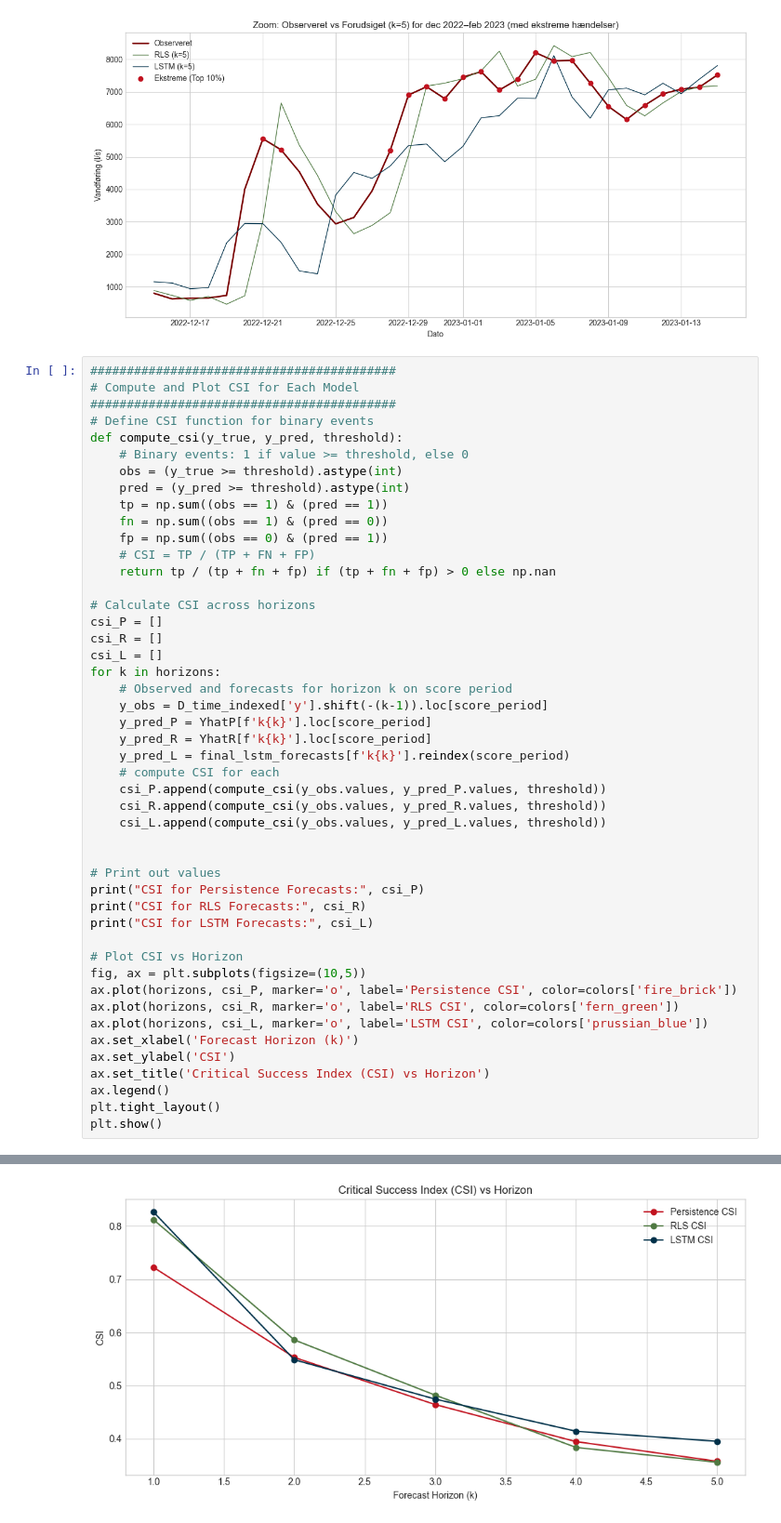
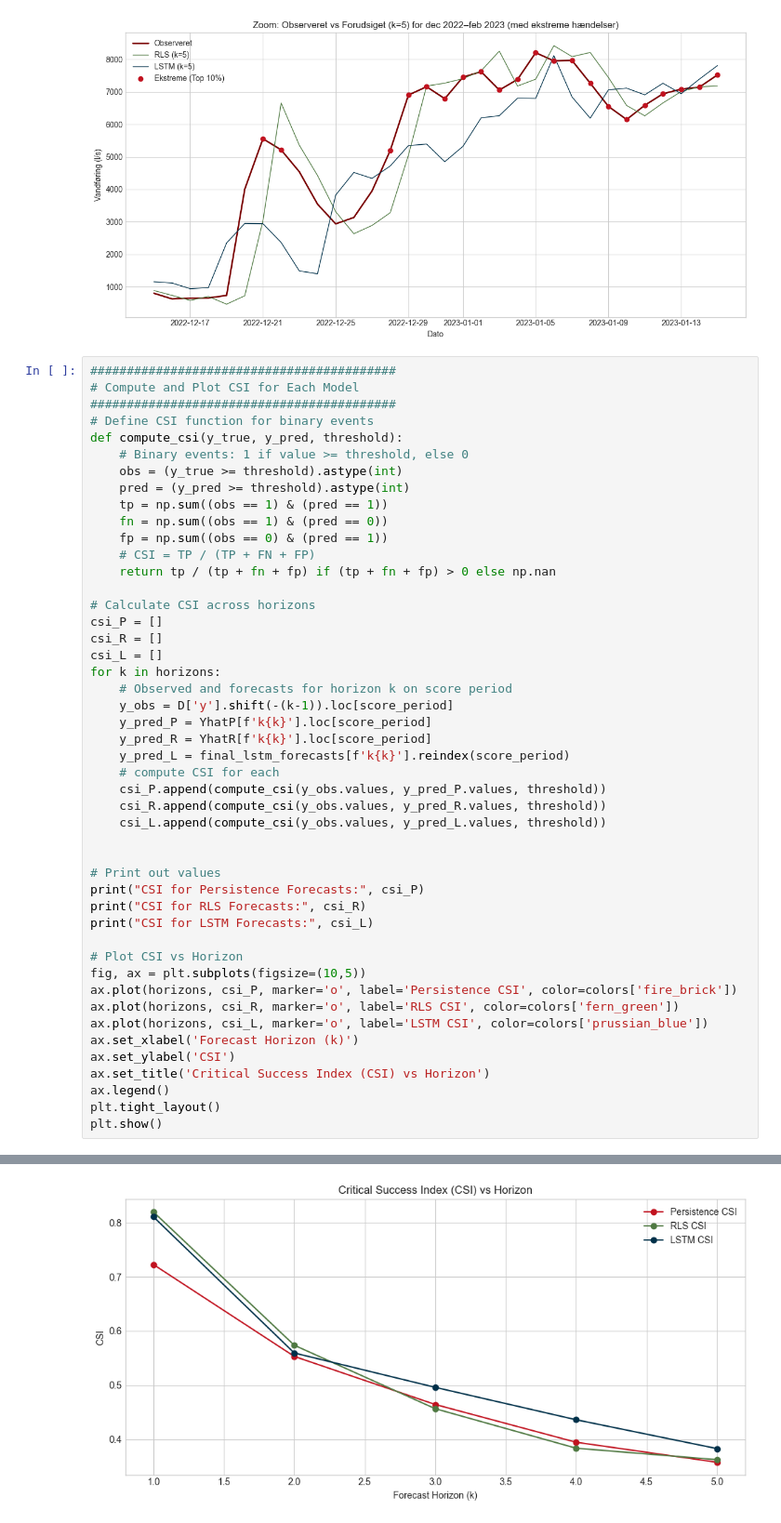
Before and after one commit to nicolaigarder/Forecasting-water-inflow, a Jupyter notebook: Results.ipynb, the cells around one changed output, grey strips where cells are left out. Shown at 93% size. Saved outputs shown, nothing was run; the diff lists cells and outputs as text.

```diff
--- a/Results.ipynb
+++ b/Results.ipynb
@@ -702,7 +1023,7 @@ csi_R = []
 csi_L = []
 for k in horizons:
     # Observed and forecasts for horizon k on score period
-    y_obs = D_time_indexed['y'].shift(-(k-1)).loc[score_period]
+    y_obs = D['y'].shift(-(k-1)).loc[score_period]
     y_pred_P = YhatP[f'k{k}'].loc[score_period]
     y_pred_R = YhatR[f'k{k}'].loc[score_period]
     y_pred_L = final_lstm_forecasts[f'k{k}'].reindex(score_period)
@@ -735,4 +1056,4 @@ CSI for LSTM Forecasts: [0.8269230769230769, 0.5486725663716814, 0.4745762711864
-[figure, old version]
+[figure, new version]
 # %%
 import numpy as np
 import matplotlib.pyplot as plt
```
Also changed, not shown: parts of 5 cells of this notebook, 4 other files.
